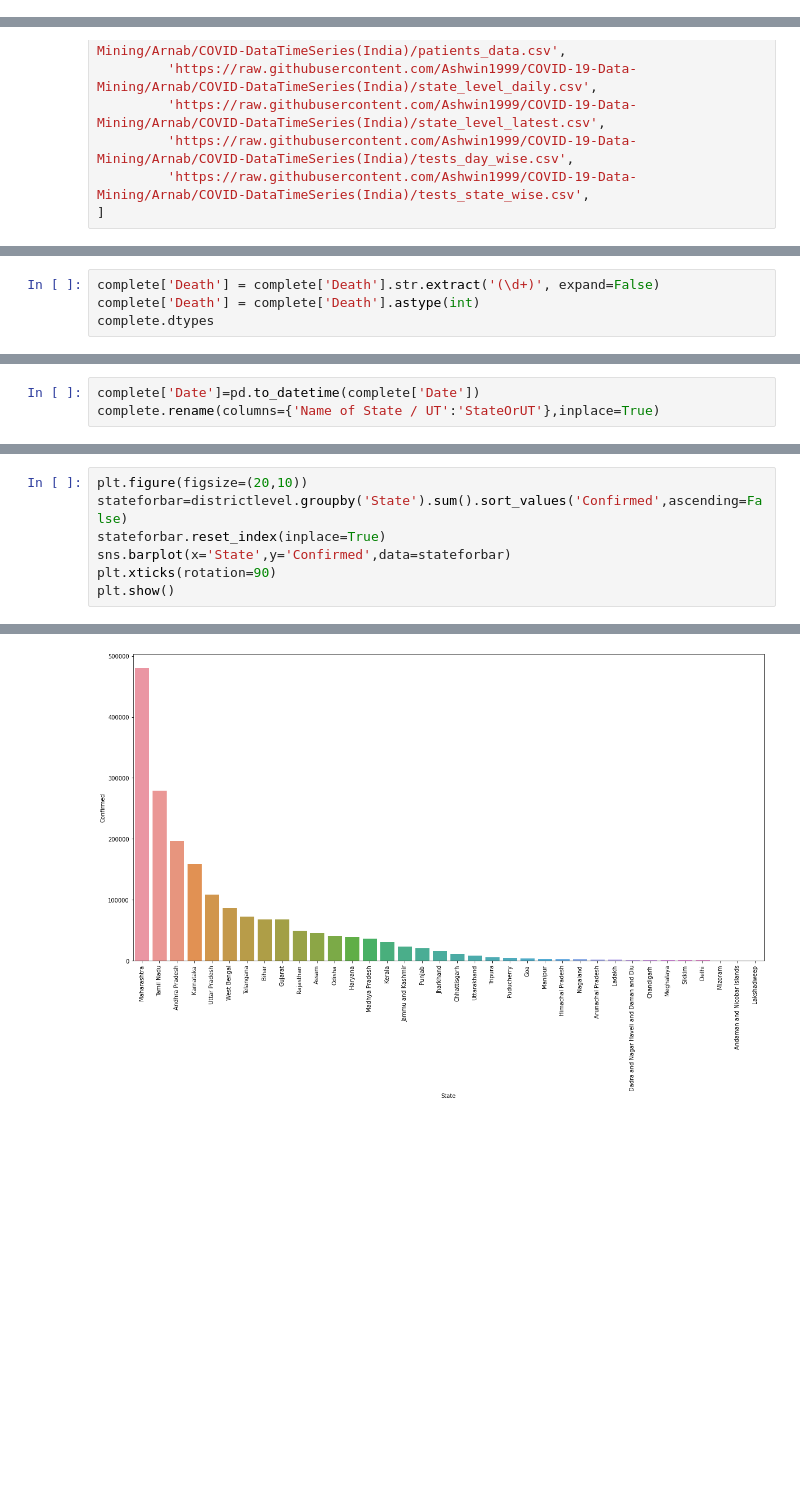
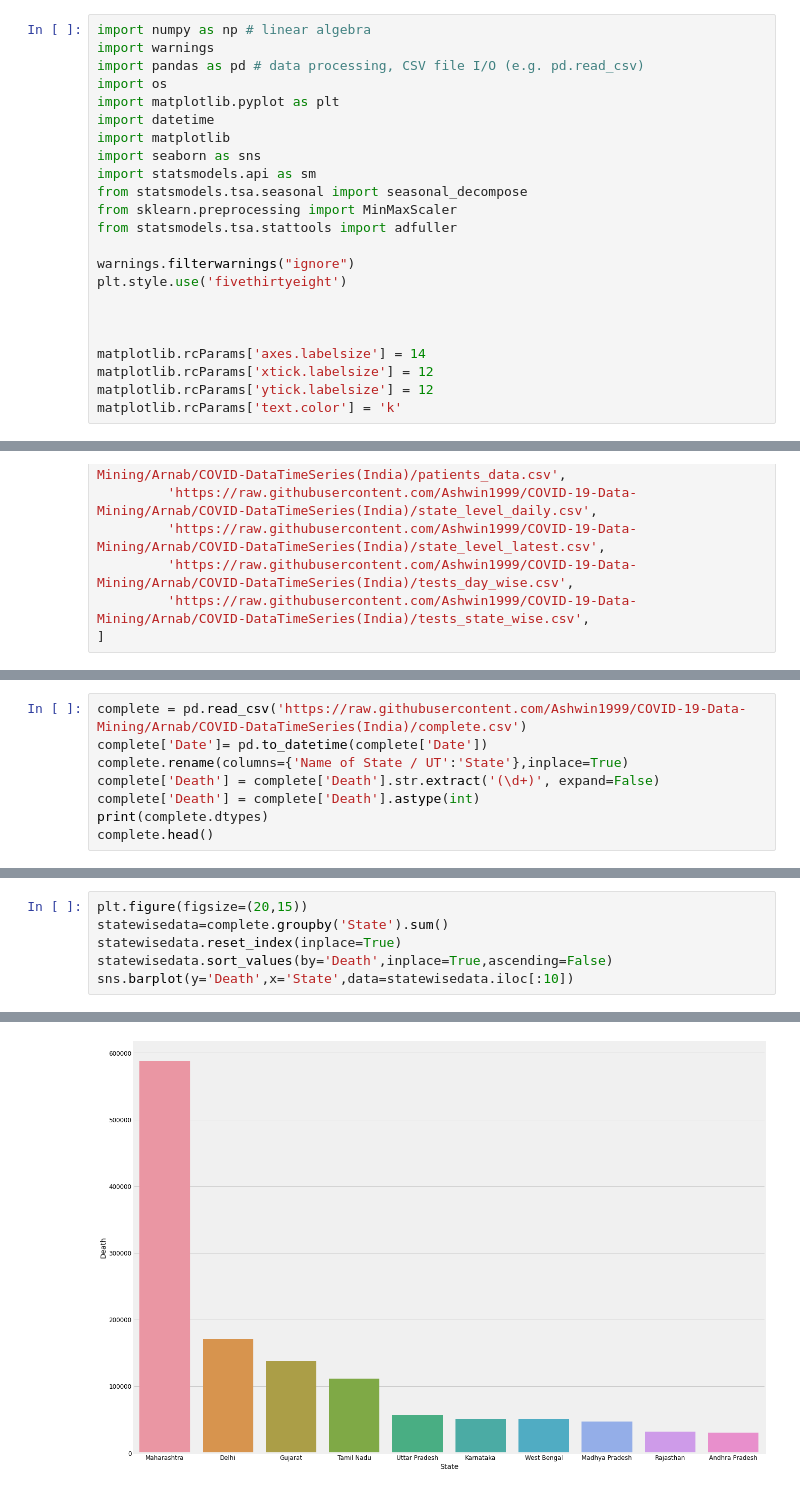
Before and after one commit to acchu99/covid-19-data-mining, a Jupyter notebook: COVID_19_Data_Mining.ipynb, the cells around one changed output, grey strips where cells are left out. Cells and saved outputs as stored; diff of their text form; blank space fills up the shorter version.

```diff
--- a/COVID_19_Data_Mining.ipynb
+++ b/COVID_19_Data_Mining.ipynb
@@ -8,2 +3,25 @@ import matplotlib.pyplot as plt
+# %%
+import numpy as np # linear algebra
+import warnings
+import pandas as pd # data processing, CSV file I/O (e.g. pd.read_csv)
+import os
+import matplotlib.pyplot as plt
+import datetime
+import matplotlib
+import seaborn as sns
+import statsmodels.api as sm
+from statsmodels.tsa.seasonal import seasonal_decompose
+from sklearn.preprocessing import MinMaxScaler
+from statsmodels.tsa.stattools import adfuller
+
+warnings.filterwarnings("ignore")
+plt.style.use('fivethirtyeight')
+
+
+
+matplotlib.rcParams['axes.labelsize'] = 14
+matplotlib.rcParams['xtick.labelsize'] = 12
+matplotlib.rcParams['ytick.labelsize'] = 12
+matplotlib.rcParams['text.color'] = 'k'
 # %% [markdown]
 import dataset from this link: https://github.com/Ashwin1999/COVID-19-Data-Mining
@@ -31,6 +63,10 @@ complete.head()
 # %%
+complete = pd.read_csv('https://raw.githubusercontent.com/Ashwin1999/COVID-19-Data-Mining/Arnab/COVID-DataTimeSeries(India)/complete.csv')
+complete['Date']= pd.to_datetime(complete['Date'])
+complete.rename(columns={'Name of State / UT':'State'},inplace=True)
 complete['Death'] = complete['Death'].str.extract('(\d+)', expand=False)
 complete['Death'] = complete['Death'].astype(int)
-complete.dtypes
+print(complete.dtypes)
+complete.head()
 # %% [output]
 Date                         datetime64[ns]
@@ -47,3 +88,0 @@ dtype: object
-# %%
-complete['Date']=pd.to_datetime(complete['Date'])
-complete.rename(columns={'Name of State / UT':'StateOrUT'},inplace=True)
@@ -146,8 +103,7 @@ array(['Andaman and Nicobar Islands', 'Andhra Pradesh',
 # %%
-plt.figure(figsize=(20,10))
-stateforbar=districtlevel.groupby('State').sum().sort_values('Confirmed',ascending=False)
-stateforbar.reset_index(inplace=True)
-sns.barplot(x='State',y='Confirmed',data=stateforbar)
-plt.xticks(rotation=90)
-plt.show()
+plt.figure(figsize=(20,15))
+statewisedata=complete.groupby('State').sum()
+statewisedata.reset_index(inplace=True)
+statewisedata.sort_values(by='Death',inplace=True,ascending=False)
+sns.barplot(y='Death',x='State',data=statewisedata.iloc[:10])
 # %% [output]
@@ -154 +111 @@ plt.show()
-[figure, old version]
+[figure, new version]
```
Also changed, not shown: parts of 25 cells of this notebook.
